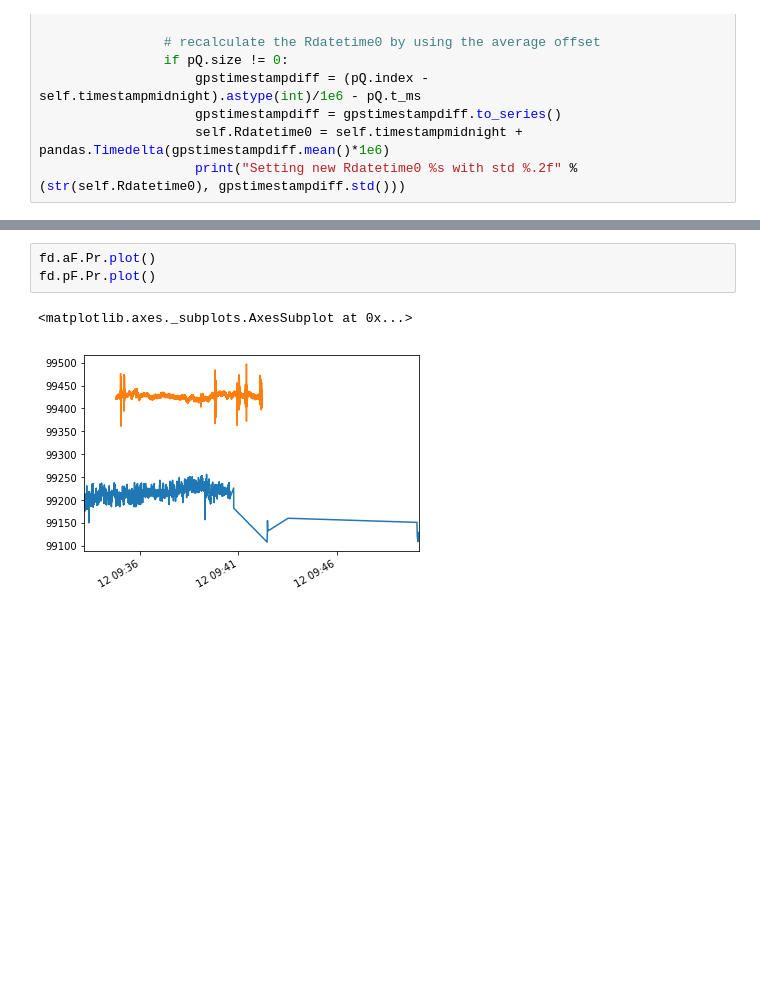
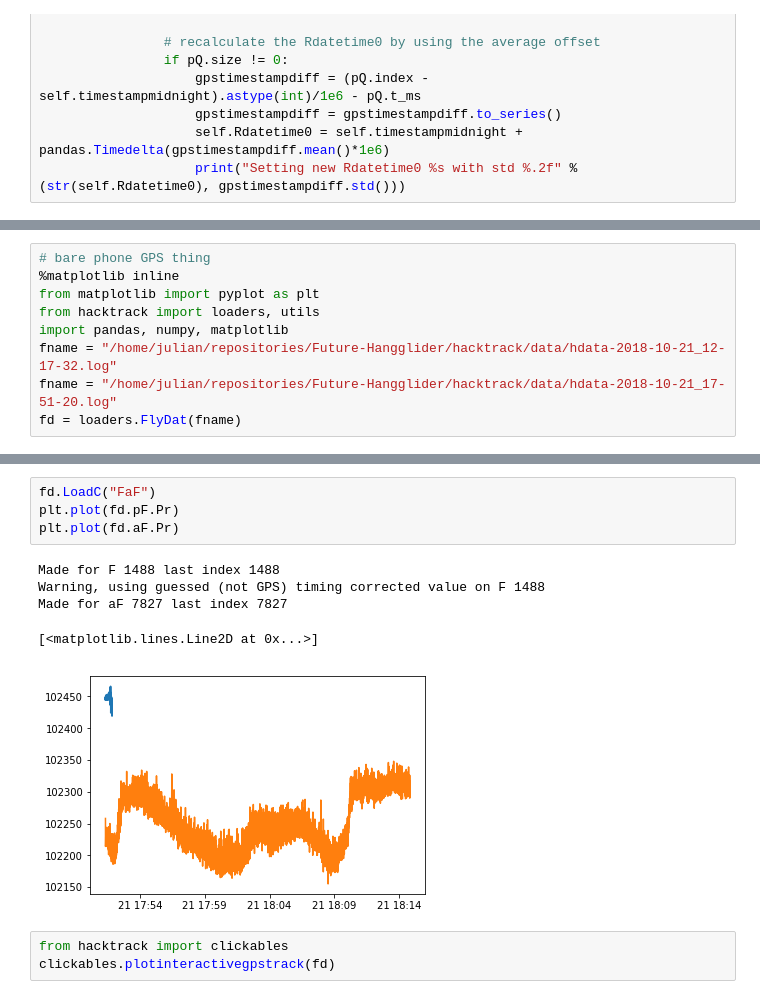
Before and after one commit to Future-Hangglider/hacktrack, a Jupyter notebook: phone_hanglog_analysis.ipynb, the cells around one changed output, grey strips where cells are left out. Cells and saved outputs as stored; diff of their text form; blank space fills up the shorter version.

```diff
--- a/phone_hanglog_analysis.ipynb
+++ b/phone_hanglog_analysis.ipynb
@@ -105,0 +482,9 @@ self.aRdatetime0,self.timestampmidnight + pandas.Timedelta(gpstimestampdiff.mean
+# %%
+# bare phone GPS thing
+%matplotlib inline
+from matplotlib import pyplot as plt
+from hacktrack import loaders, utils
+import pandas, numpy, matplotlib
+fname = "/home/julian/repositories/Future-Hangglider/hacktrack/data/hdata-2018-10-21_12-17-32.log"
+fname = "/home/julian/repositories/Future-Hangglider/hacktrack/data/hdata-2018-10-21_17-51-20.log"
+fd = loaders.FlyDat(fname)
@@ -106,6 +517,13 @@ self.aRdatetime0,self.timestampmidnight + pandas.Timedelta(gpstimestampdiff.mean
 # %%
-fd.aF.Pr.plot()
-fd.pF.Pr.plot()
+fd.LoadC("FaF")
+plt.plot(fd.pF.Pr)
+plt.plot(fd.aF.Pr)
 # %% [output]
-<matplotlib.axes._subplots.AxesSubplot at 0x...>
+Made for F 1488 last index 1488
+Warning, using guessed (not GPS) timing corrected value on F 1488
+Made for aF 7827 last index 7827
+[<matplotlib.lines.Line2D at 0x...>]
-[figure, old version]
+[figure, new version]
+# %%
+from hacktrack import clickables
+clickables.plotinteractivegpstrack(fd)
```
Also changed, not shown: parts of 29 cells of this notebook, 3 other files.
